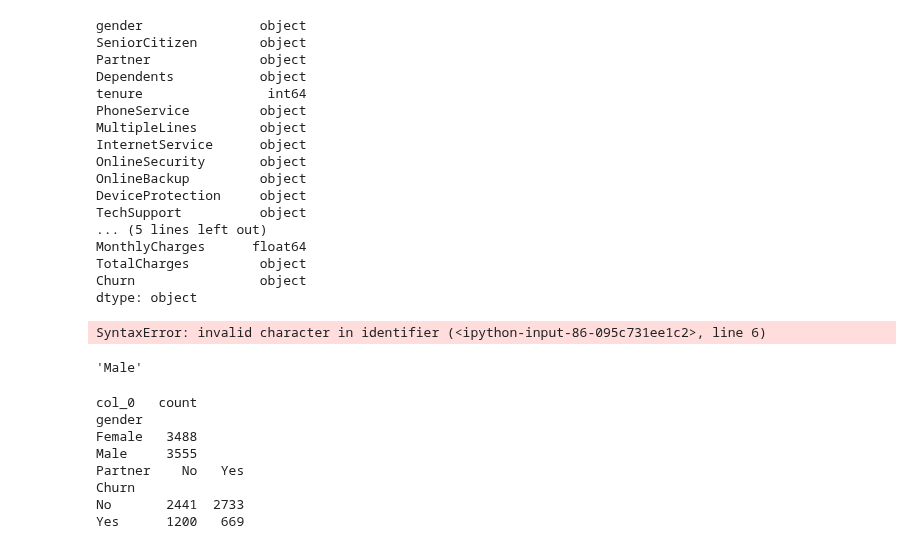
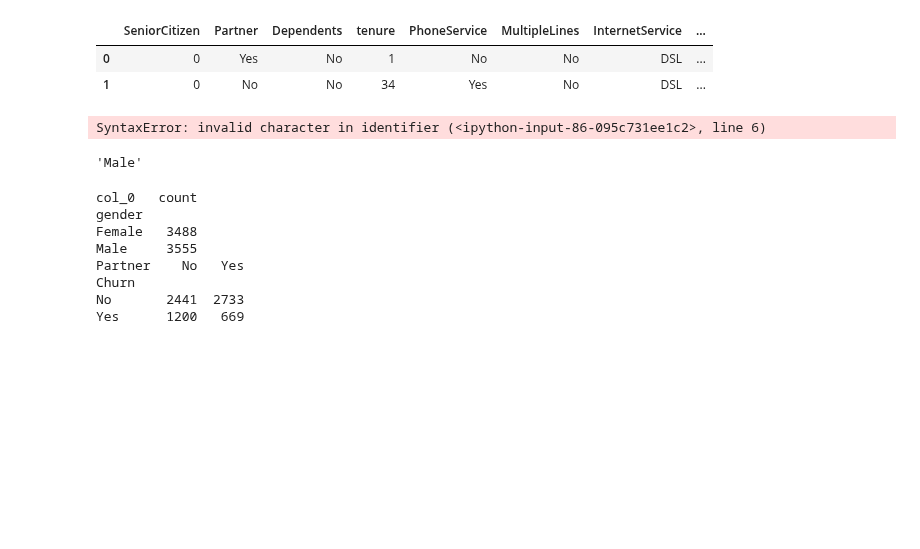
Before and after one commit to nov012017/Code, a Jupyter notebook: Python/Kaggle/TELCO/Telco_Python_DecisionTree.ipynb, the cells around one changed output. Drawn from its saved outputs; the diff is of its cells as text; code cells hidden in the pictures; blank space fills up the shorter version.

```diff
--- a/Python/Kaggle/TELCO/Telco_Python_DecisionTree.ipynb
+++ b/Python/Kaggle/TELCO/Telco_Python_DecisionTree.ipynb
@@ -22,0 +30,12 @@ churn=pd.read_csv("Teleco_Cust_Attr.csv")
+# %%
+## Data Type Conversion
+churn["SeniorCitizen"]=churn["SeniorCitizen"].astype(object)
+
+## Replacing few values
+churn.loc[churn.OnlineSecurity=="No internet service","OnlineSecurity"]="No"
+churn.loc[churn.OnlineBackup=="No internet service","OnlineBackup"]="No"
+churn.loc[churn.DeviceProtection=="No internet service","DeviceProtection"]="No"
+churn.loc[churn.TechSupport=="No internet service","TechSupport"]="No"
+churn.loc[churn.StreamingTV=="No internet service","StreamingTV"]="No"
+churn.loc[churn.StreamingMovies=="No internet service","StreamingMovies"]="No"
+churn.loc[churn.MultipleLines=="No phone service","MultipleLines"]="No"
@@ -23,3 +67,5 @@ churn=pd.read_csv("Teleco_Cust_Attr.csv")
 # %%
 ## Dropping few columns
 churn.drop("customerID", axis = 1, inplace=True)
+churn.drop("gender",axis=1,inplace=True)
+#churn.drop("PhoneService",axis=1,inplace=True)
@@ -115,26 +72,11 @@ MultipleLines
 # %%
 ## We can remove the "Gender Column" as it is not explaining the output variables
 ##
+churn.head(2)
+# %% [output]
+|  | SeniorCitizen | Partner | Dependents | tenure | PhoneService | MultipleLines | InternetService | ... |
+| 0 | 0 | Yes | No | 1 | No | No | DSL | ... |
+| 1 | 0 | No | No | 34 | Yes | No | DSL | ... |
-# %%
-churn.dtypes
-# %% [output]
-gender               object
-SeniorCitizen        object
-Partner              object
-Dependents           object
-tenure                int64
-PhoneService         object
-MultipleLines        object
-InternetService      object
-OnlineSecurity       object
-OnlineBackup         object
-DeviceProtection     object
-TechSupport          object
-... (5 lines left out)
-MonthlyCharges      float64
-TotalCharges         object
-Churn                object
-dtype: object
 # %%
 #churn.describe(include = 'all')
 # %%
```
Also changed, not shown: parts of 26 cells of this notebook, 1 other file.
